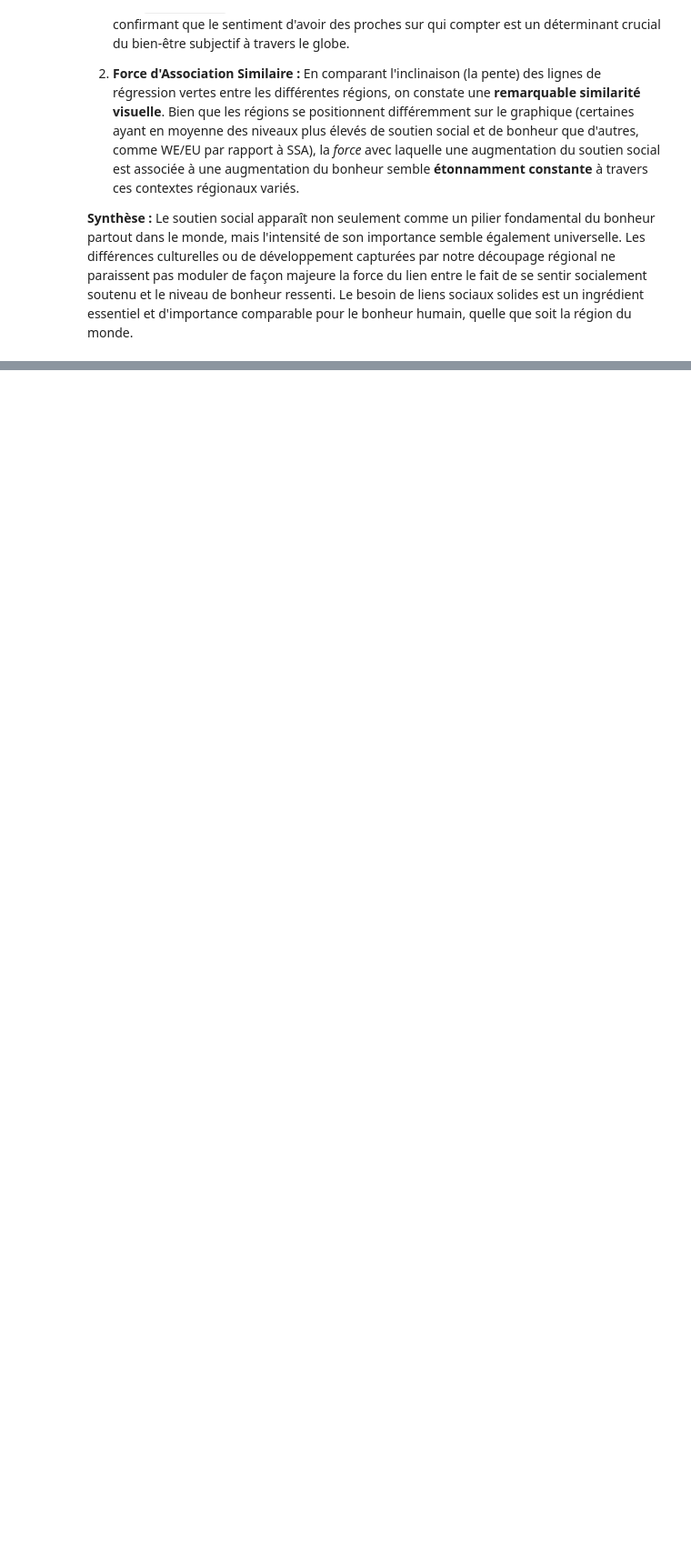
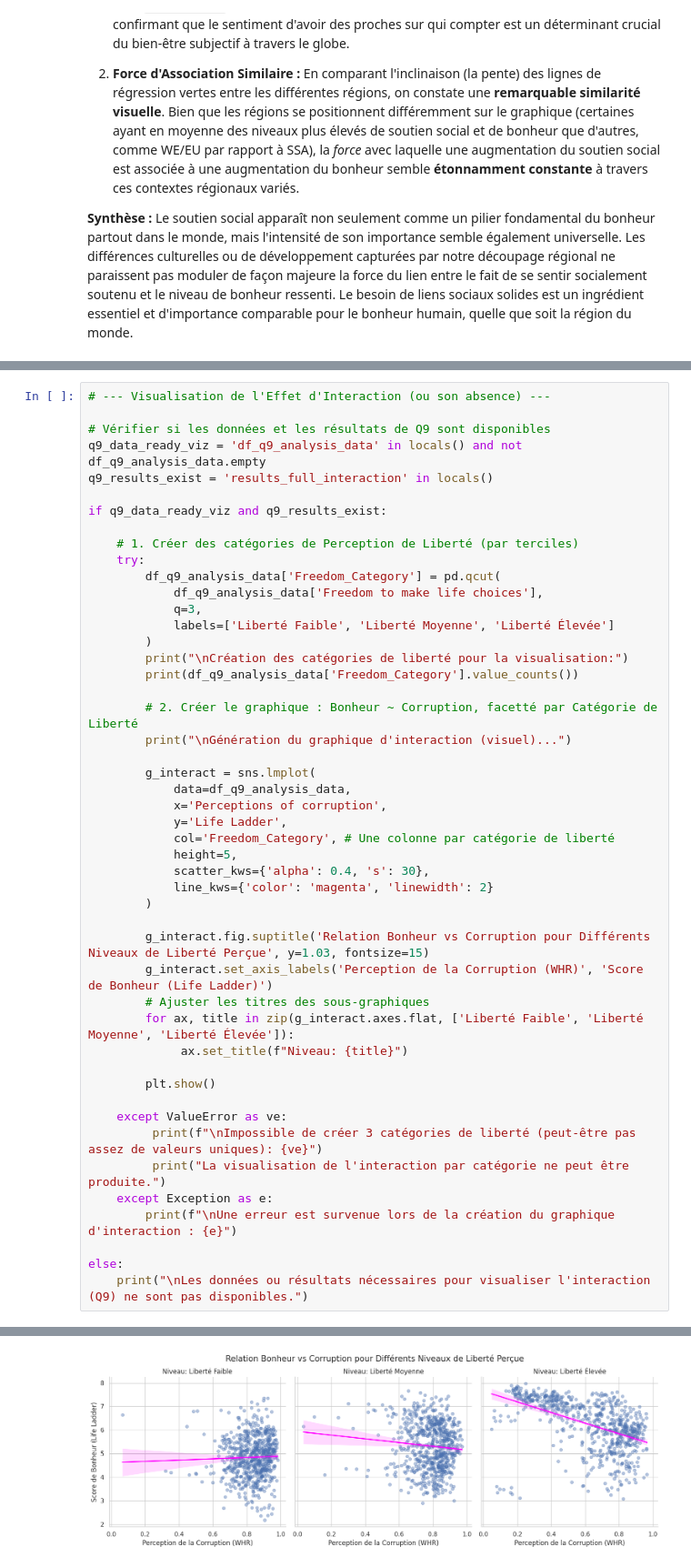
Before and after one commit to Rayane0001/world-happiness-analysis, a Jupyter notebook: analyse_rayane.ipynb, the cells around one changed output, grey strips where cells are left out. Shown at 91% size. Saved outputs shown, nothing was run; the diff lists cells and outputs as text; blank space fills up the shorter version.

```diff
--- a/analyse_rayane.ipynb
+++ b/analyse_rayane.ipynb
@@ -1011,0 +1092,49 @@ L'analyse de la relation entre le soutien social perçu et le bonheur, en tenant
+# %%
+# --- Visualisation de l'Effet d'Interaction (ou son absence) ---
+
+# Vérifier si les données et les résultats de Q9 sont disponibles
+q9_data_ready_viz = 'df_q9_analysis_data' in locals() and not df_q9_analysis_data.empty
+q9_results_exist = 'results_full_interaction' in locals()
+
+if q9_data_ready_viz and q9_results_exist:
+
+    # 1. Créer des catégories de Perception de Liberté (par terciles)
+    try:
+        df_q9_analysis_data['Freedom_Category'] = pd.qcut(
+            df_q9_analysis_data['Freedom to make life choices'],
+            q=3,
+            labels=['Liberté Faible', 'Liberté Moyenne', 'Liberté Élevée']
+        )
+        print("\nCréation des catégories de liberté pour la visualisation:")
+        print(df_q9_analysis_data['Freedom_Category'].value_counts())
+
+        # 2. Créer le graphique : Bonheur ~ Corruption, facetté par Catégorie de Liberté
+        print("\nGénération du graphique d'interaction (visuel)...")
+
+        g_interact = sns.lmplot(
+            data=df_q9_analysis_data,
+            x='Perceptions of corruption',
+            y='Life Ladder',
+            col='Freedom_Category', # Une colonne par catégorie de liberté
+            height=5,
+            scatter_kws={'alpha': 0.4, 's': 30},
+            line_kws={'color': 'magenta', 'linewidth': 2}
+        )
+
+        g_interact.fig.suptitle('Relation Bonheur vs Corruption pour Différents Niveaux de Liberté Perçue', y=1.03, fontsize=15)
+        g_interact.set_axis_labels('Perception de la Corruption (WHR)', 'Score de Bonheur (Life Ladder)')
+        # Ajuster les titres des sous-graphiques
+        for ax, title in zip(g_interact.axes.flat, ['Liberté Faible', 'Liberté Moyenne', 'Liberté Élevée']):
+             ax.set_title(f"Niveau: {title}")
+
+        plt.show()
+
+    except ValueError as ve:
+         print(f"\nImpossible de créer 3 catégories de liberté (peut-être pas assez de valeurs uniques): {ve}")
+         print("La visualisation de l'interaction par catégorie ne peut être produite.")
+    except Exception as e:
+        print(f"\nUne erreur est survenue lors de la création du graphique d'interaction : {e}")
+
+else:
+    print("\nLes données ou résultats nécessaires pour visualiser l'interaction (Q9) ne sont pas disponibles.")
+# %% [output]
@@ -1011,0 +1149 @@ L'analyse de la relation entre le soutien social perçu et le bonheur, en tenant
+[figure, added]
```
Also changed, not shown: parts of 6 cells of this notebook.
